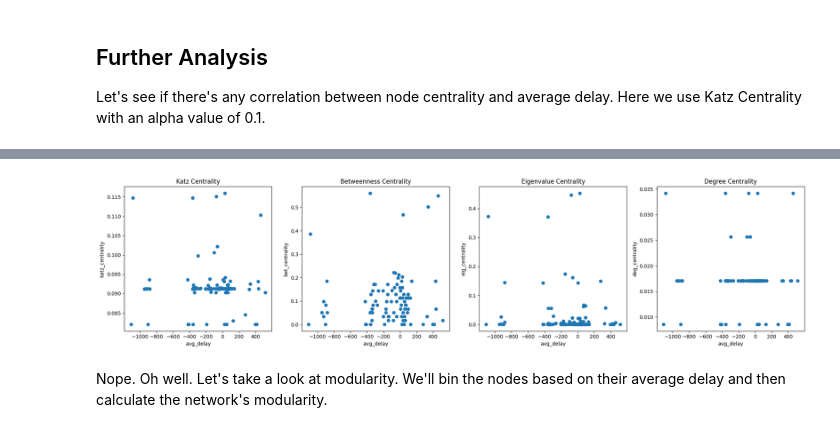
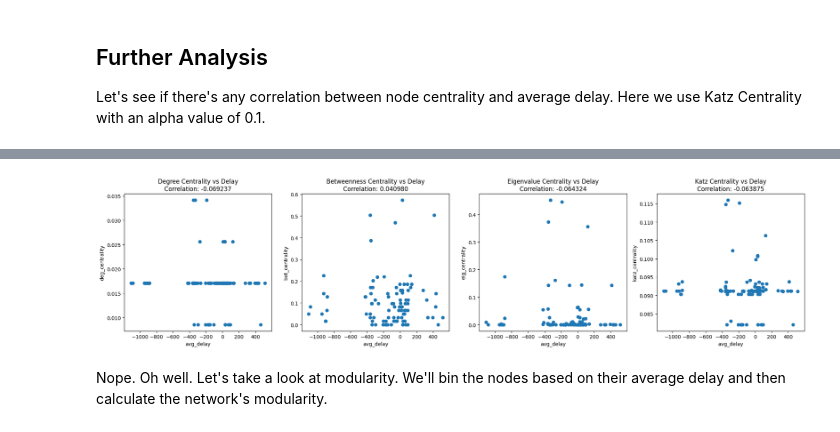
Before and after one commit to MarkusG/math-168-project, a Jupyter notebook: parse_station_lists_into_network.ipynb, the cells around one changed output, grey strips where cells are left out. Saved outputs shown, nothing was run; the diff lists cells and outputs as text; code cells hidden in the pictures.

Commit message:
added centrality measures

```diff
--- a/parse_station_lists_into_network.ipynb
+++ b/parse_station_lists_into_network.ipynb
@@ -159,38 +159,38 @@ Correlation Coefficient of avg_delay and degree centrality: -0.01486026569314621
 # %%
 # Create subplots with 1 row and 4 columns
 fig, axes = plt.subplots(1, 4, figsize=(20, 5))
 
 # Scatter plot for avg_delay vs katz_centrality
-axes[0].scatter(df["avg_delay"], df["katz_centrality"])
-axes[0].set_title("Katz Centrality")
-axes[0].set_xlabel("avg_delay")
-axes[0].set_ylabel("katz_centrality")
+axes[3].scatter(df["avg_delay"], df["katz_centrality"])
+axes[3].set_title("Katz Centrality vs Delay\nCorrelation: -0.063875")
+axes[3].set_xlabel("avg_delay")
+axes[3].set_ylabel("katz_centrality")
 
 # Scatter plot for avg_delay vs bet_centrality
 axes[1].scatter(df["avg_delay"], df["bet_centrality"])
-axes[1].set_title("Betweenness Centrality")
+axes[1].set_title("Betweenness Centrality vs Delay\nCorrelation: 0.040980")
 axes[1].set_xlabel("avg_delay")
 axes[1].set_ylabel("bet_centrality")
 
 # Scatter plot for avg_delay vs eig_centrality
 axes[2].scatter(df["avg_delay"], df["eig_centrality"])
-axes[2].set_title("Eigenvalue Centrality")
+axes[2].set_title("Eigenvalue Centrality vs Delay\nCorrelation: -0.064324")
 axes[2].set_xlabel("avg_delay")
 axes[2].set_ylabel("eig_centrality")
 
 # Scatter plot for avg_delay vs deg_centrality
-axes[3].scatter(df["avg_delay"], df["deg_centrality"])
-axes[3].set_title("Degree Centrality")
-axes[3].set_xlabel("avg_delay")
-axes[3].set_ylabel("deg_centrality")
+axes[0].scatter(df["avg_delay"], df["deg_centrality"])
+axes[0].set_title("Degree Centrality vs Delay\nCorrelation: -0.069237")
+axes[0].set_xlabel("avg_delay")
+axes[0].set_ylabel("deg_centrality")
 
 # Adjust layout to prevent overlapping
 plt.tight_layout()
 
 # Show the plots
 plt.show()
 # %% [output]
-[figure, old version]
+[figure, new version]
 # %% [markdown]
 Nope. Oh well. Let's take a look at modularity. We'll bin the nodes based on their average delay and then calculate the network's modularity.
 # %%
```
Also changed, not shown: parts of 4 cells of this notebook.
